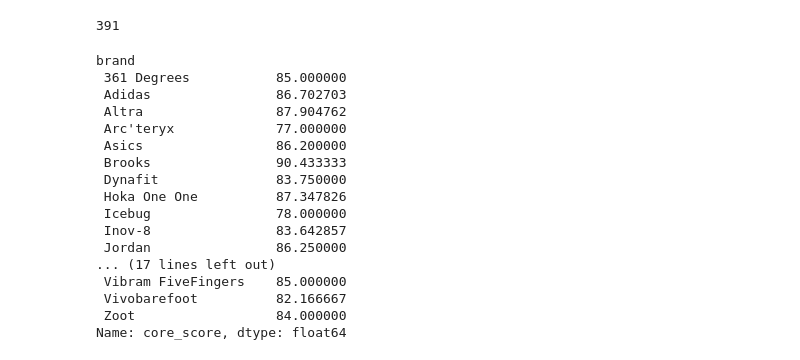
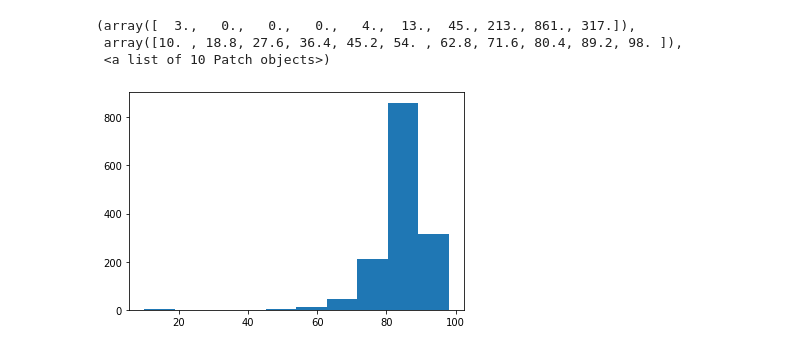
Before and after one commit to jschiavone45/Run_Repeat_Scraper, a Jupyter notebook: Run_Repeat_Analysis.ipynb, the cells around one changed output. Cells and saved outputs as stored; diff of their text form; code cells hidden in the pictures.

```diff
--- a/Run_Repeat_Analysis.ipynb
+++ b/Run_Repeat_Analysis.ipynb
@@ -19,2 +8,2 @@ NaN
 # %%
-df1 = pd.read_csv('running_shoes.csv')
+df = pd.read_csv('running_shoes.csv')
@@ -42 +19,8 @@ df3.to_csv('running_shoes_combined', index=False)
+# %%
+plt.hist(df['expert_score'])
+# %% [output]
+(array([  3.,   0.,   0.,   0.,   4.,  13.,  45., 213., 861., 317.]),
+ array([10. , 18.8, 27.6, 36.4, 45.2, 54. , 62.8, 71.6, 80.4, 89.2, 98. ]),
+ <a list of 10 Patch objects>)
+[figure, added]
 # %%
@@ -44,24 +27,0 @@ group = df3.groupby('brand')
-# %%
-df3['sale_price'].count()
-# %% [output]
-391
-# %%
-group.agg('mean')['core_score']
-# %% [output]
-brand
- 361 Degrees           85.000000
- Adidas                86.702703
- Altra                 87.904762
- Arc'teryx             77.000000
- Asics                 86.200000
- Brooks                90.433333
- Dynafit               83.750000
- Hoka One One          87.347826
- Icebug                78.000000
- Inov-8                83.642857
- Jordan                86.250000
-... (17 lines left out)
- Vibram FiveFingers    85.000000
- Vivobarefoot          82.166667
- Zoot                  84.000000
-Name: core_score, dtype: float64
```
Also changed, not shown: parts of 12 cells of this notebook, 4 other files.
